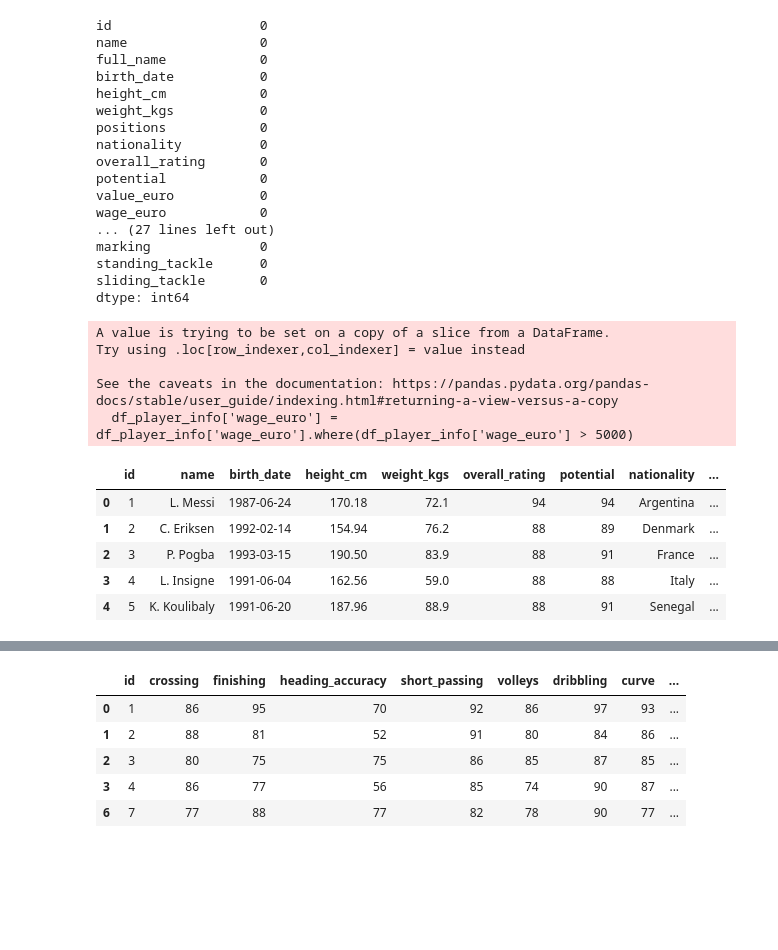
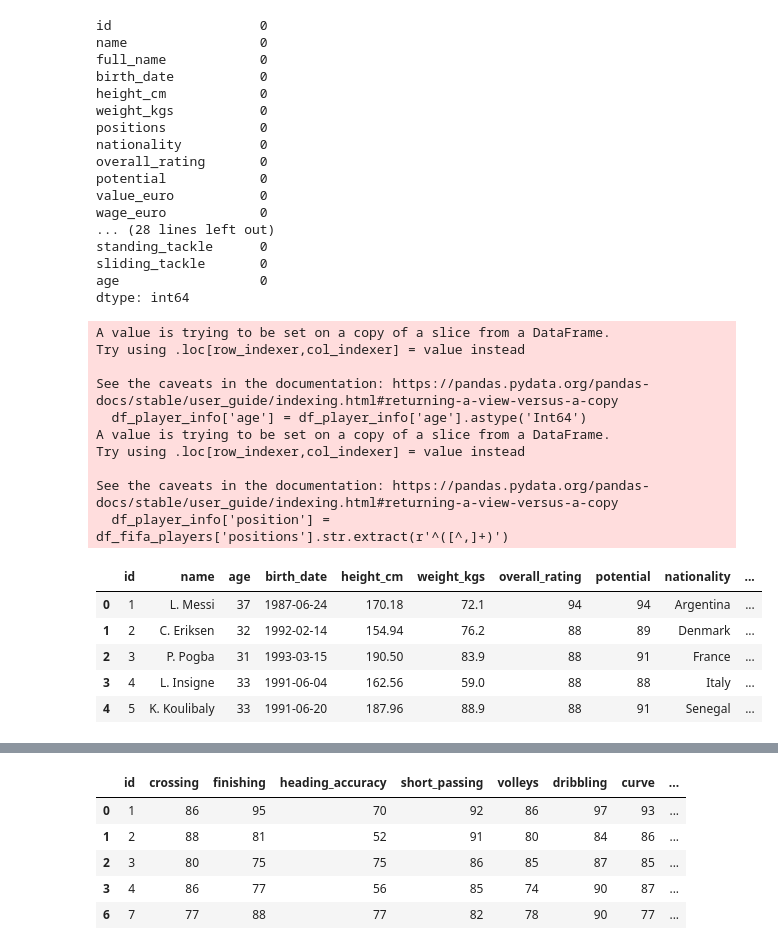
Before and after one commit to rdeshir10/Fifa_Analysis, a Jupyter notebook: footbal.ipynb, the cells around one changed output, grey strips where cells are left out. Drawn from its saved outputs; the diff is of its cells as text; code cells hidden in the pictures; blank space fills up the shorter version.

```diff
--- a/footbal.ipynb
+++ b/footbal.ipynb
@@ -47,6 +47,21 @@ df_fifa_players.drop(columns=['release_clause_euro','age','national_team','natio
 # %%
 # Dropping rows with missing values
 df_fifa_players = df_fifa_players.dropna(subset=['value_euro','wage_euro'])
+# %%
+# Taking information from players with wages over 5000 Euros .
+df_fifa_players['wage_euro'] = df_fifa_players['wage_euro'].where(df_fifa_players['wage_euro'] > 5000)
+
+# Drop rows where 'wage_euro' is less than 5000
+df_fifa_players = df_fifa_players[df_fifa_players['wage_euro'] >= 5000]
+
+# Creating age column as per birthday.
+current_date = pd.Timestamp(datetime.now())
+df_fifa_players['birth_date'] = pd.to_datetime(df_fifa_players['birth_date'])
+df_fifa_players['age'] = current_date.year - df_fifa_players['birth_date'].dt.year
+
+# Taking information from player ages between 22 and 41
+df_fifa_players['age'] = df_fifa_players['age'].where(df_fifa_players['age'] <= 41)
+df_fifa_players = df_fifa_players[df_fifa_players['age'] <= 41]
 # %%
 # Checking for null values
 df_fifa_players.isnull().sum()
@@ -63,49 +78,39 @@ overall_rating       0
 potential            0
 value_euro           0
 wage_euro            0
-... (27 lines left out)
-marking              0
+... (28 lines left out)
 standing_tackle      0
 sliding_tackle       0
+age                  0
 dtype: int64
 # %%
 # Creating Dataframe with player info.
-df_player_info = df_fifa_players[['id','name','birth_date','height_cm','weight_kgs',
+df_player_info = df_fifa_players[['id','name','age','birth_date','height_cm','weight_kgs',
        'overall_rating','potential','nationality','value_euro','wage_euro']]
-
-# Taking information from players with wages over 5000 Euros .
-df_player_info['wage_euro'] = df_player_info['wage_euro'].where(df_player_info['wage_euro'] > 5000)
-
-# Drop rows where 'wage_euro' is less than 5000
-df_player_info = df_player_info[df_player_info['wage_euro'] >= 5000]
-
-# Creating age column as per birthday.
-current_date = pd.Timestamp(datetime.now())
-df_player_info['birth_date'] = pd.to_datetime(df_player_info['birth_date'])
-df_player_info['age'] = current_date.year - df_player_info['birth_date'].dt.year
 
 # Converting Age Column to int.
 df_player_info['age'] = df_player_info['age'].astype('Int64')
 
-# Taking information from player ages between 22 and 41
-df_player_info['age'] = df_player_info['age'].where(df_player_info['age'] <= 41)
-df_player_info = df_player_info[df_player_info['age'] <= 41]
-
 # Filtering column to have players most preferred position.
 df_player_info['position'] = df_fifa_players['positions'].str.extract(r'^([^,]+)')
 df_player_info.head()
 # %% [output]
 A value is trying to be set on a copy of a slice from a DataFrame.
 Try using .loc[row_indexer,col_indexer] = value instead
 
 See the caveats in the documentation: https://pandas.pydata.org/pandas-docs/stable/user_guide/indexing.html#returning-a-view-versus-a-copy
-  df_player_info['wage_euro'] = df_player_info['wage_euro'].where(df_player_info['wage_euro'] > 5000)
+  df_player_info['age'] = df_player_info['age'].astype('Int64')
+A value is trying to be set on a copy of a slice from a DataFrame.
+Try using .loc[row_indexer,col_indexer] = value instead
+
+See the caveats in the documentation: https://pandas.pydata.org/pandas-docs/stable/user_guide/indexing.html#returning-a-view-versus-a-copy
+  df_player_info['position'] = df_fifa_players['positions'].str.extract(r'^([^,]+)')
-|  | id | name | birth_date | height_cm | weight_kgs | overall_rating | potential | nationality | ... |
-| 0 | 1 | L. Messi | 1987-06-24 | 170.18 | 72.1 | 94 | 94 | Argentina | ... |
-| 1 | 2 | C. Eriksen | 1992-02-14 | 154.94 | 76.2 | 88 | 89 | Denmark | ... |
-| 2 | 3 | P. Pogba | 1993-03-15 | 190.50 | 83.9 | 88 | 91 | France | ... |
-| 3 | 4 | L. Insigne | 1991-06-04 | 162.56 | 59.0 | 88 | 88 | Italy | ... |
-| 4 | 5 | K. Koulibaly | 1991-06-20 | 187.96 | 88.9 | 88 | 91 | Senegal | ... |
+|  | id | name | age | birth_date | height_cm | weight_kgs | overall_rating | potential | nationality | ... |
+| 0 | 1 | L. Messi | 37 | 1987-06-24 | 170.18 | 72.1 | 94 | 94 | Argentina | ... |
+| 1 | 2 | C. Eriksen | 32 | 1992-02-14 | 154.94 | 76.2 | 88 | 89 | Denmark | ... |
+| 2 | 3 | P. Pogba | 31 | 1993-03-15 | 190.50 | 83.9 | 88 | 91 | France | ... |
+| 3 | 4 | L. Insigne | 33 | 1991-06-04 | 162.56 | 59.0 | 88 | 88 | Italy | ... |
+| 4 | 5 | K. Koulibaly | 33 | 1991-06-20 | 187.96 | 88.9 | 88 | 91 | Senegal | ... |
 # %%
 #Filtering Data to contain information of defensive players
 df_defense = df_fifa_players[df_fifa_players['positions'].str.contains('LB|RB|CB|LWB|RWB')]
```
Also changed, not shown: 6 other files.
